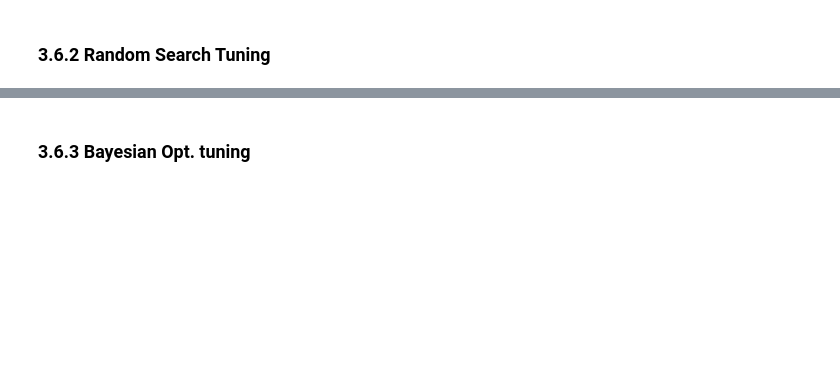
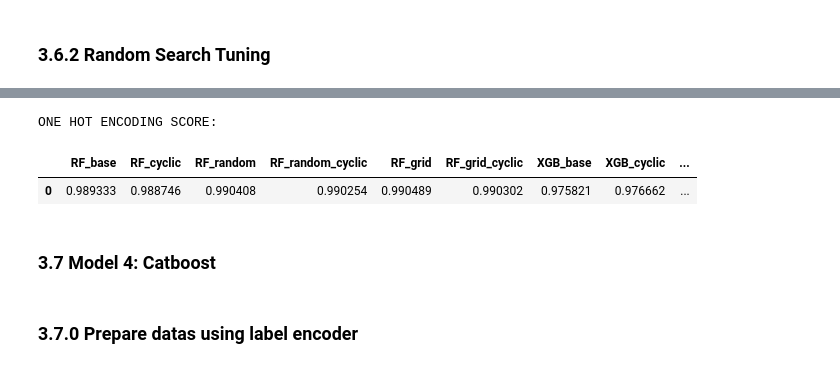
Before and after one commit to freecode23/microclimate-effects, a Jupyter notebook: microclimate_model/ML_Models4.ipynb, the cells around one changed output, grey strips where cells are left out. Saved outputs shown, nothing was run; the diff lists cells and outputs as text; code cells hidden in the pictures; blank space fills up the shorter version.

```diff
--- a/microclimate_model/ML_Models4.ipynb
+++ b/microclimate_model/ML_Models4.ipynb
@@ -287,8 +287,9 @@ def trainAndGetScore(pModel, pModelName, pDf_all_bldg, pDf_scores):
 
     # 2. split data into X and y
     X = pDf_all_bldg.drop(columns=['CHWTON', 'CHWTON/SQFT'])
-    y = pDf_all_bldg['CHWTON']
-
+    y = pDf_all_bldg['CHWTON/SQFT']
+    print('X:\n',X.columns)
+    print('y:\n',y)
     # 3. Train-Test Split
     X_train, X_test, y_train, y_test = train_test_split(X, y, test_size=0.2, random_state=20)
 
@@ -297,8 +298,9 @@ def trainAndGetScore(pModel, pModelName, pDf_all_bldg, pDf_scores):
 
     # 5. Get prediction
     y_pred = pModel.predict(X_test)
-    ModelPred = pd.DataFrame({'Actual CHWTON':y_test, 'Predicted CHWTON':y_pred})
+    ModelPred = pd.DataFrame({'Actual CHWTON/SQFT':y_test, 'Predicted CHWTON/SQFT':y_pred})
     ModelPred = ModelPred.sort_index()
+    print(ModelPred)
 
     # 6. Get best params if it's a random or grid search
     if("random" in pModelName) or ("grid" in pModelName):
@@ -306,8 +308,7 @@ def trainAndGetScore(pModel, pModelName, pDf_all_bldg, pDf_scores):
 
     # Save scores
     score = pModel.score(X_test, y_test)
-    i = pDf_scores.shape[0] - 1
-    pDf_scores.loc[i,pModelName] = score
+    pDf_scores.loc[0,pModelName] = score
 # %% [markdown]
 ## 3.4 Model 1: Random Forest
 # %% [markdown]
@@ -550,5 +750,7 @@ scores_df
 # %%
-Print("ONE HOT ENCODING SCORE:")
+print("ONE HOT ENCODING SCORE:")
 scores_df
+# %% [output]
+ONE HOT ENCODING SCORE:
+|  | RF_base | RF_cyclic | RF_random | RF_random_cyclic | RF_grid | RF_grid_cyclic | XGB_base | XGB_cyclic | ... |
+| 0 | 0.989333 | 0.988746 | 0.990408 | 0.990254 | 0.990489 | 0.990302 | 0.975821 | 0.976662 | ... |
-# %% [markdown]
-### 3.6.3 Bayesian Opt. tuning
@@ -564,0 +757,4 @@ scores_df
+# %% [markdown]
+### 3.7 Model 4: Catboost
+# %% [markdown]
+### 3.7.0 Prepare datas using label encoder
```
Also changed, not shown: parts of 24 cells of this notebook, 8 other files.
